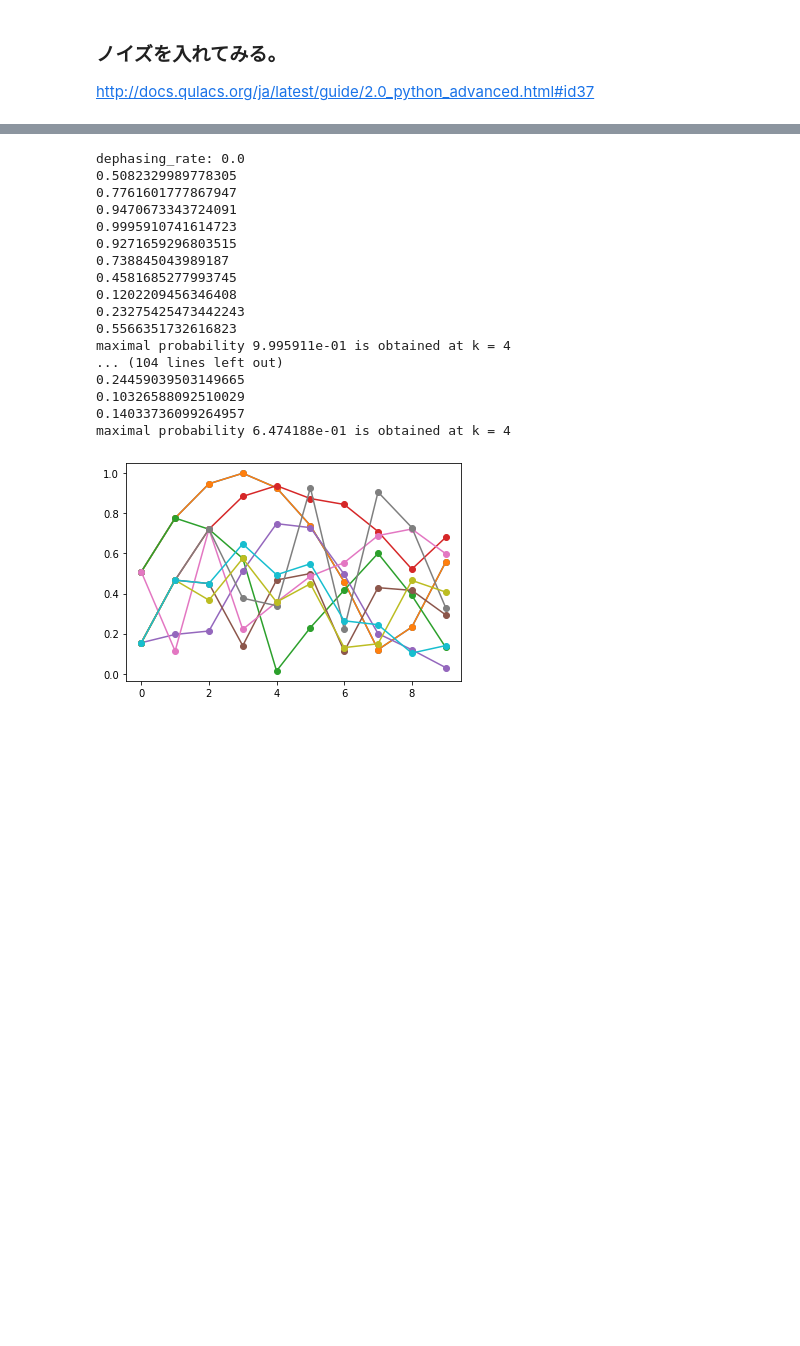
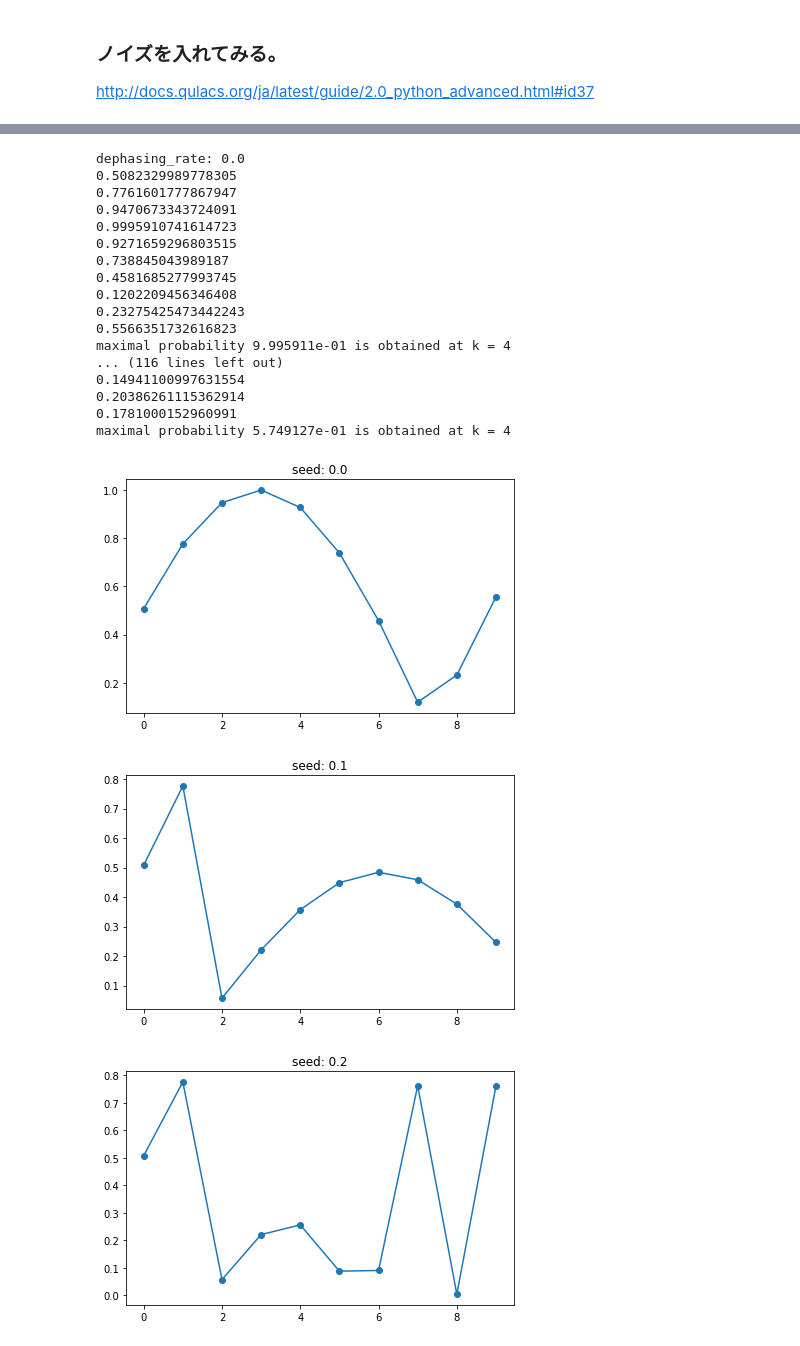
Before and after one commit to KaitoMuraoka/BasicQuantumAlgorithm, a Jupyter notebook: main/First.ipynb, the cells around one changed output, grey strips where cells are left out. Saved outputs shown, nothing was run; the diff lists cells and outputs as text; code cells hidden in the pictures; blank space fills up the shorter version.

```diff
--- a/main/First.ipynb
+++ b/main/First.ipynb
@@ -414,23 +421,29 @@ maximal probability 6.951573e-01 is obtained at k = 5
 # %%
-for i in np.arange(0.0, 1.0, 0.1):
+for i in np.arange(0.0, 1.1, 0.1):
     print(f'dephasing_rate: {i}')
+    plt.subplots(1, 1, tight_layout = True)
+    plt.subplots_adjust(wspace=0.5, hspace=0.5)
+    plt.title(f'seed: {i}')
     noisy_U_grover(5, 10, i)
+    print(f'各確率の量子状態')
 # %% [output]
 dephasing_rate: 0.0
 0.5082329989778305
 0.7761601777867947
 0.9470673343724091
 0.9995910741614723
 0.9271659296803515
 0.738845043989187
 0.4581685277993745
 0.1202209456346408
 0.23275425473442243
 0.5566351732616823
 maximal probability 9.995911e-01 is obtained at k = 4
-... (104 lines left out)
-0.24459039503149665
-0.10326588092510029
-0.14033736099264957
-maximal probability 6.474188e-01 is obtained at k = 4
+... (116 lines left out)
+0.14941100997631554
+0.20386261115362914
+0.1781000152960991
+maximal probability 5.749127e-01 is obtained at k = 4
-[figure, old version]
+[figure, new version]
+[figure, added]
+[figure, added]
```
Also changed, not shown: parts of 5 cells of this notebook.
